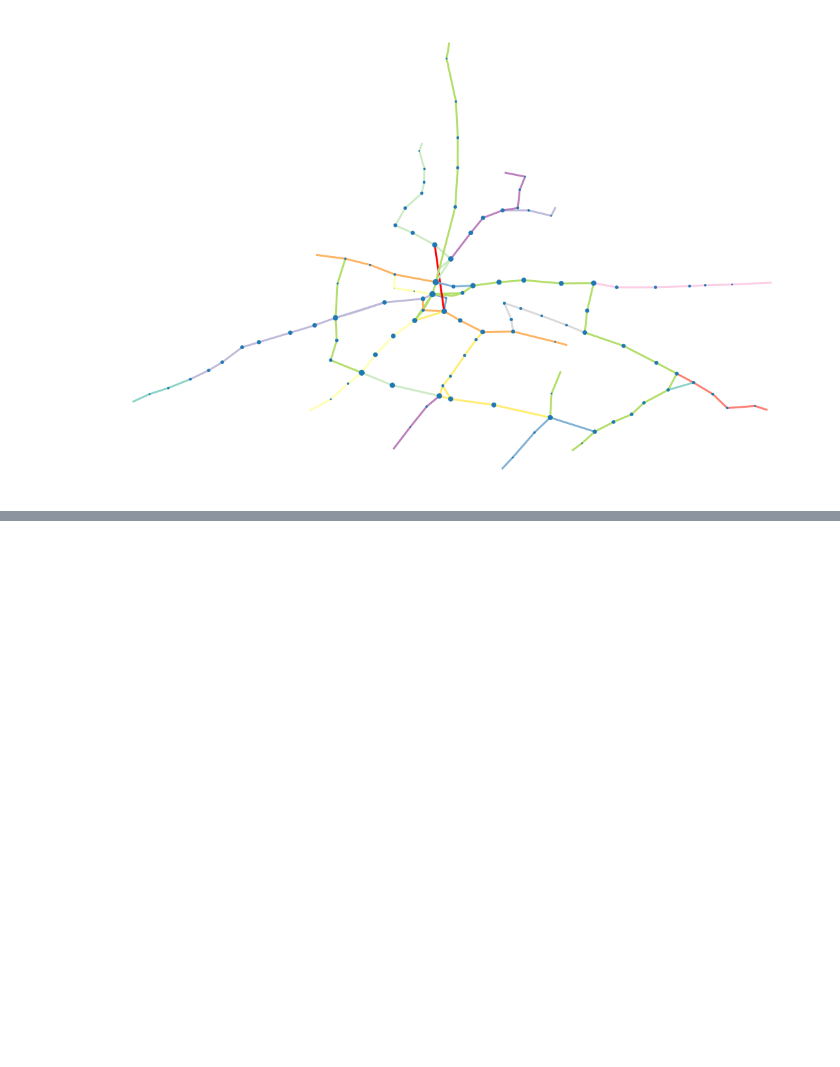
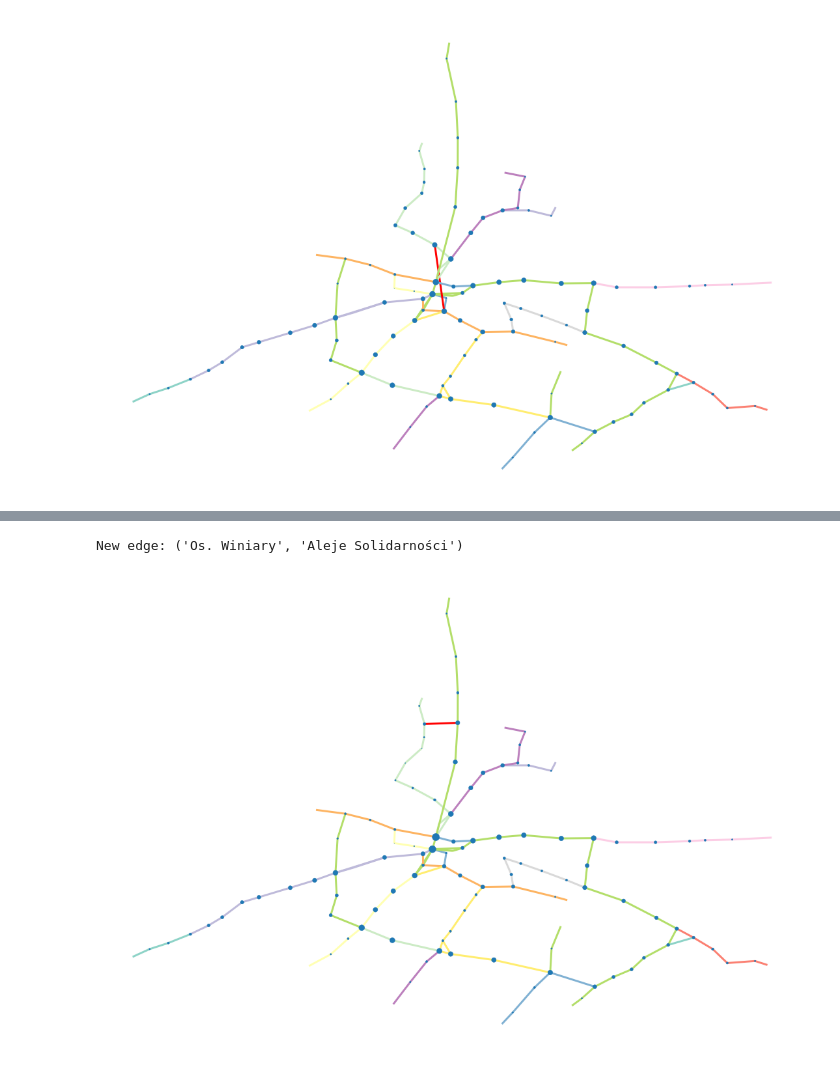
Before and after one commit to damian-horna/poznan-trams-network-analysis, a Jupyter notebook: Poznan Tram Network Analysis.ipynb, the cells around one changed output, grey strips where cells are left out. Saved outputs shown, nothing was run; the diff lists cells and outputs as text; code cells hidden in the pictures; blank space fills up the shorter version.

```diff
--- a/Poznan Tram Network Analysis.ipynb
+++ b/Poznan Tram Network Analysis.ipynb
@@ -517,3 +541,12 @@ find_new_edge(
+# %%
+find_new_edge(
+    centrality_function=nx.betweenness_centrality,
+    aggregate_centrality=list,
+    loss=lambda cent, dis: cent/max_between_centrality + 0.15 * dis/max_distance
+)
+# %% [output]
+New edge: ('Os. Winiary', 'Aleje Solidarności')
+[figure, added]
 # %%
 find_new_edge(
     centrality_function=nx.betweenness_centrality,
```
Also changed, not shown: parts of 8 cells of this notebook.
